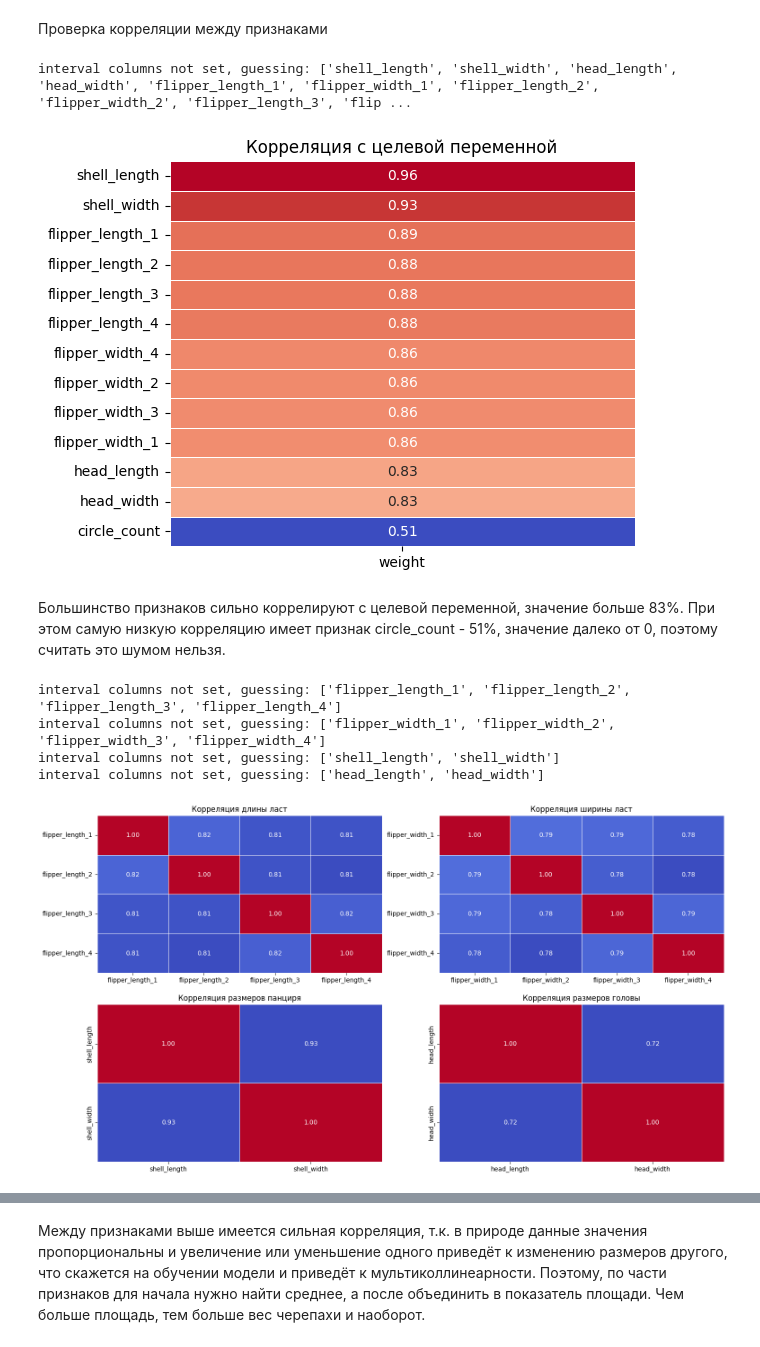
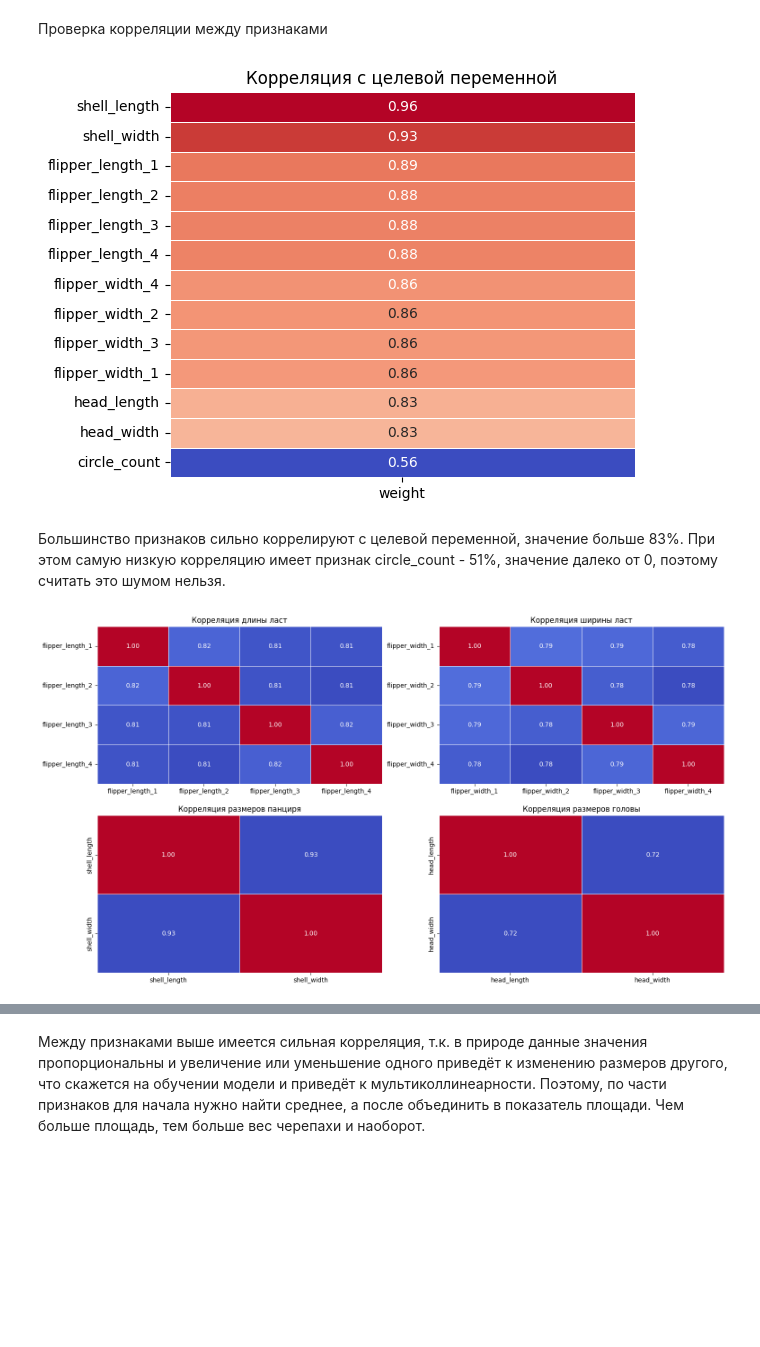
Before and after one commit to KatsayArtemDev/ml, a Jupyter notebook: linear_regressions/turtles/turtle_mass_pred_model.ipynb, the cells around one changed output, grey strips where cells are left out. Saved outputs shown, nothing was run; the diff lists cells and outputs as text; code cells hidden in the pictures; blank space fills up the shorter version.

```diff
--- a/linear_regressions/turtles/turtle_mass_pred_model.ipynb
+++ b/linear_regressions/turtles/turtle_mass_pred_model.ipynb
@@ -432,20 +432,23 @@ def create_heatmap(corr, title, ax=None):
     if len(ax.figure.get_axes()) == 1:
         plt.show()
 # %%
-corr_matrix = df.phik_matrix()
+corr_matrix = df.phik_matrix(interval_cols=['shell_length', 'shell_width', 'head_length', 'head_width', 'flipper_length_1', 'flipper_width_1', 'flipper_length_2', 'flipper_width_2', 'flipper_length_3', 'flipper_width_3', 'flipper_length_4', 'flipper_width_4', 'weight'])
 target_correlation = corr_matrix[corr_matrix.index != 'weight'][['weight']].sort_values(by='weight', ascending=False)
 
 create_heatmap(target_correlation, title='Корреляция с целевой переменной')
 # %% [output]
-interval columns not set, guessing: ['shell_length', 'shell_width', 'head_length', 'head_width', 'flipper_length_1', 'flipper_width_1', 'flipper_length_2', 'flipper_width_2', 'flipper_length_3', 'flip ...
-[figure, old version]
+[figure, new version]
 # %% [markdown]
 Большинство признаков сильно коррелируют с целевой переменной, значение больше 83%. При этом самую низкую корреляцию имеет признак circle_count - 51%, значение далеко от 0, поэтому считать это шумом нельзя.
 # %%
-flipper_length_corr = df[['flipper_length_1', 'flipper_length_2', 'flipper_length_3', 'flipper_length_4']].phik_matrix()
-flipper_width_corr = df[['flipper_width_1', 'flipper_width_2', 'flipper_width_3', 'flipper_width_4']].phik_matrix()
-shell_corr = df[['shell_length', 'shell_width']].phik_matrix()
-head_corr = df[['head_length', 'head_width']].phik_matrix()
+flipper_length_arr = ['flipper_length_1', 'flipper_length_2', 'flipper_length_3', 'flipper_length_4']
+flipper_length_corr = df[flipper_length_arr].phik_matrix(interval_cols=flipper_length_arr)
+flipper_width_arr = ['flipper_width_1', 'flipper_width_2', 'flipper_width_3', 'flipper_width_4']
+flipper_width_corr = df[flipper_width_arr].phik_matrix(interval_cols=flipper_width_arr)
+shell_arr = ['shell_length', 'shell_width']
+shell_corr = df[shell_arr].phik_matrix(interval_cols=shell_arr)
+head_arr = ['head_length', 'head_width']
+head_corr = df[head_arr].phik_matrix(interval_cols=head_arr)
 
 _, axes = plt.subplots(nrows=2, ncols=2, figsize=(18, 10))
 
@@ -456,10 +459,6 @@ create_heatmap(head_corr, title='Корреляция размеров голо
 
 plt.show()
 # %% [output]
-interval columns not set, guessing: ['flipper_length_1', 'flipper_length_2', 'flipper_length_3', 'flipper_length_4']
-interval columns not set, guessing: ['flipper_width_1', 'flipper_width_2', 'flipper_width_3', 'flipper_width_4']
-interval columns not set, guessing: ['shell_length', 'shell_width']
-interval columns not set, guessing: ['head_length', 'head_width']
 [figure]
 # %% [markdown]
 <a id='13-bullet'></a>
```
Also changed, not shown: parts of 6 cells of this notebook.
